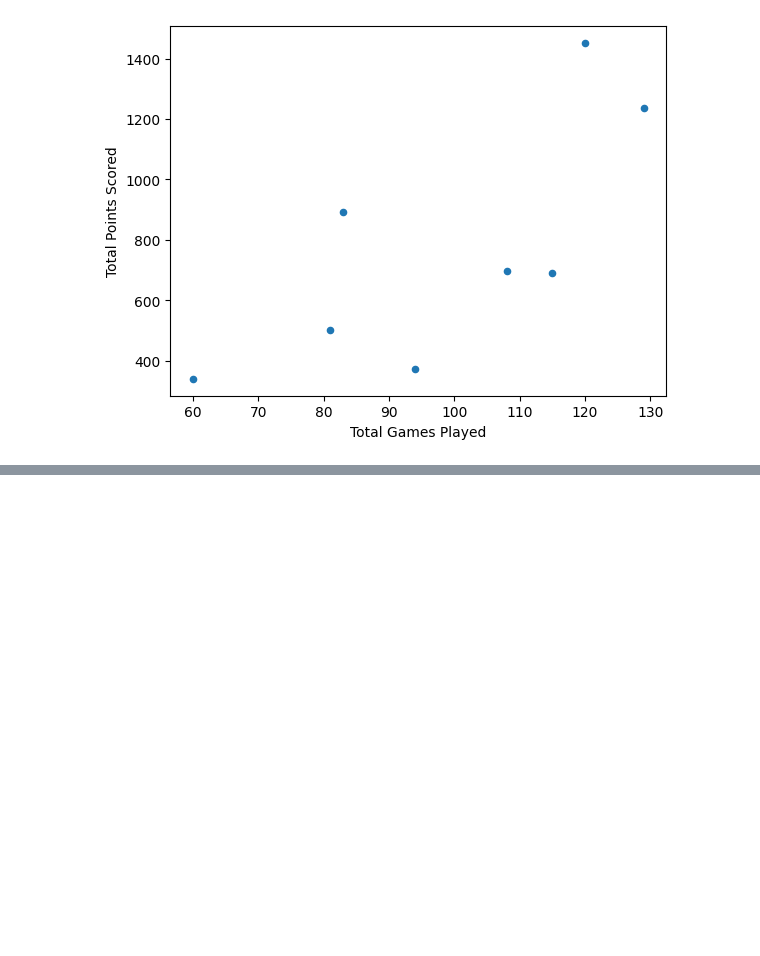
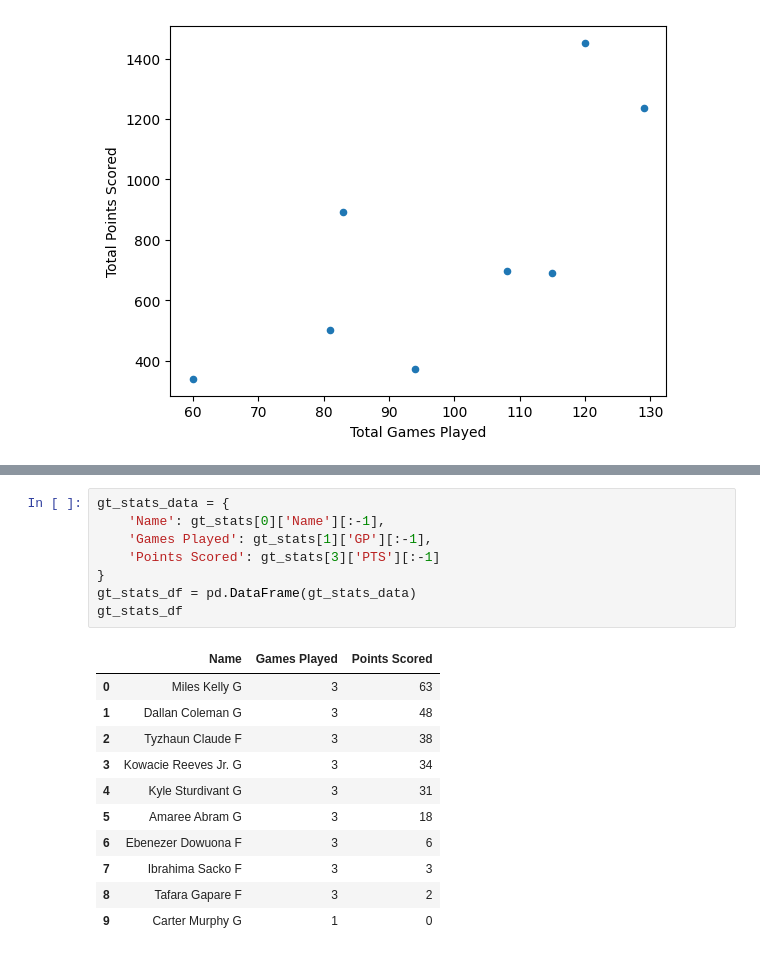
Before and after one commit to dbaglodi/gt-player-development, a Jupyter notebook: player-development.ipynb, the cells around one changed output, grey strips where cells are left out. Cells and saved outputs as stored; diff of their text form; blank space fills up the shorter version.

```diff
--- a/player-development.ipynb
+++ b/player-development.ipynb
@@ -31,0 +69,20 @@ transfer_data.players.plot(kind='scatter', x='Total Games Played', y='Total Poin
+# %%
+gt_stats_data = {
+    'Name': gt_stats[0]['Name'][:-1],
+    'Games Played': gt_stats[1]['GP'][:-1],
+    'Points Scored': gt_stats[3]['PTS'][:-1]
+}
+gt_stats_df = pd.DataFrame(gt_stats_data)
+gt_stats_df
+# %% [output]
+|  | Name | Games Played | Points Scored |
+| 0 | Miles Kelly G | 3 | 63 |
+| 1 | Dallan Coleman G | 3 | 48 |
+| 2 | Tyzhaun Claude F | 3 | 38 |
+| 3 | Kowacie Reeves Jr. G | 3 | 34 |
+| 4 | Kyle Sturdivant G | 3 | 31 |
+| 5 | Amaree Abram G | 3 | 18 |
+| 6 | Ebenezer Dowuona F | 3 | 6 |
+| 7 | Ibrahima Sacko F | 3 | 3 |
+| 8 | Tafara Gapare F | 3 | 2 |
+| 9 | Carter Murphy G | 1 | 0 |
```
Also changed, not shown: parts of 6 cells of this notebook, 1 other file.
